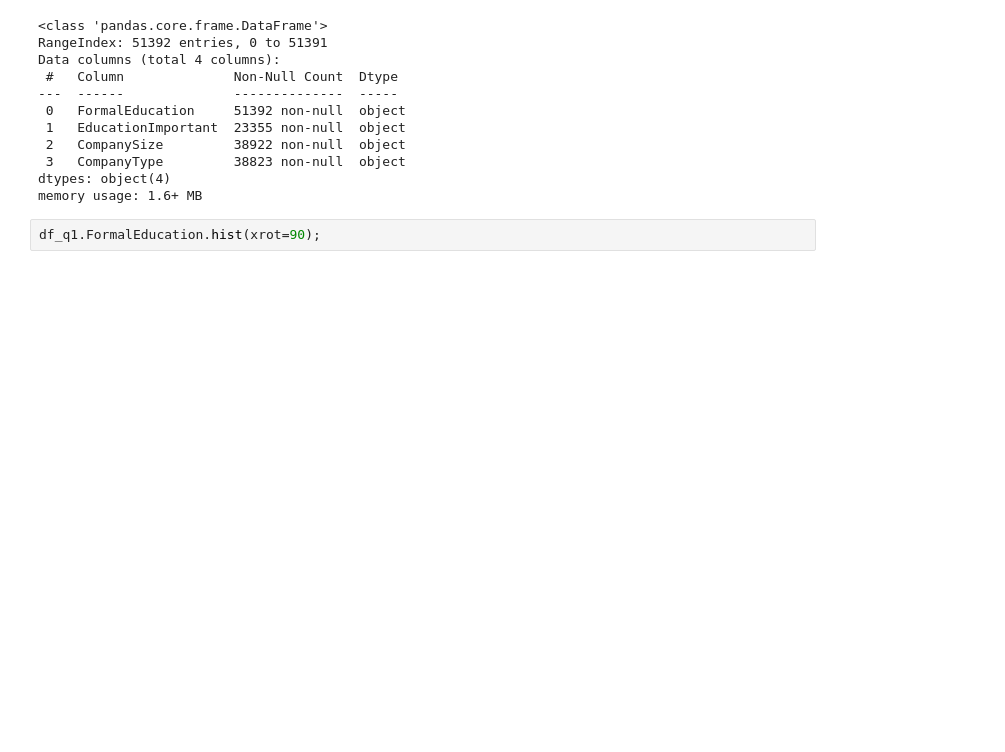
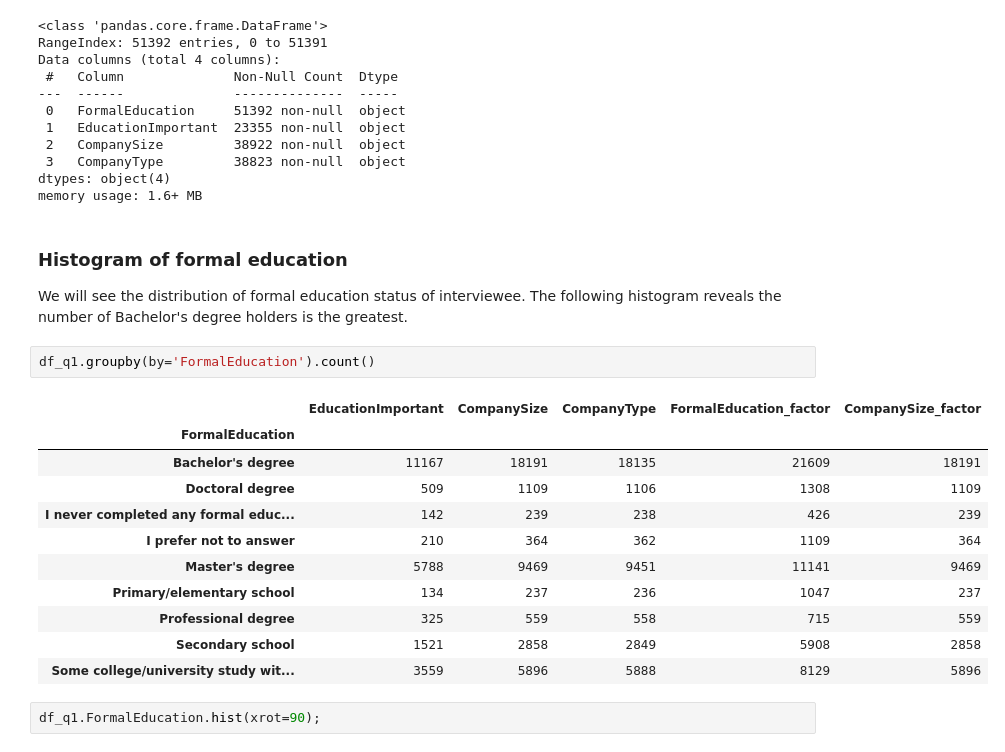
Before and after one commit to skim21/DSND_Project1_Write_A_Blog, a Jupyter notebook: 2017_StackOverflow_survey_data_Overview.ipynb, the cells around one changed output. Saved outputs shown, nothing was run; the diff lists cells and outputs as text; blank space fills up the shorter version.

```diff
--- a/2017_StackOverflow_survey_data_Overview.ipynb
+++ b/2017_StackOverflow_survey_data_Overview.ipynb
@@ -111,6 +129,23 @@ Data columns (total 4 columns):
  3   CompanyType         38823 non-null  object
 dtypes: object(4)
 memory usage: 1.6+ MB
+# %% [markdown]
+### Histogram of formal education
+We will see the distribution of formal education status of interviewee. The following histogram reveals the number of Bachelor's degree holders is the greatest.
+# %%
+df_q1.groupby(by='FormalEducation').count()
+# %% [output]
+|  | EducationImportant | CompanySize | CompanyType | FormalEducation_factor | CompanySize_factor |
+| FormalEducation |  |  |  |  |  |
+| Bachelor's degree | 11167 | 18191 | 18135 | 21609 | 18191 |
+| Doctoral degree | 509 | 1109 | 1106 | 1308 | 1109 |
+| I never completed any formal educ... | 142 | 239 | 238 | 426 | 239 |
+| I prefer not to answer | 210 | 364 | 362 | 1109 | 364 |
+| Master's degree | 5788 | 9469 | 9451 | 11141 | 9469 |
+| Primary/elementary school | 134 | 237 | 236 | 1047 | 237 |
+| Professional degree | 325 | 559 | 558 | 715 | 559 |
+| Secondary school | 1521 | 2858 | 2849 | 5908 | 2858 |
+| Some college/university study wit... | 3559 | 5896 | 5888 | 8129 | 5896 |
 # %%
 df_q1.FormalEducation.hist(xrot=90);
 # %% [output]
```
Also changed, not shown: parts of 29 cells of this notebook.
